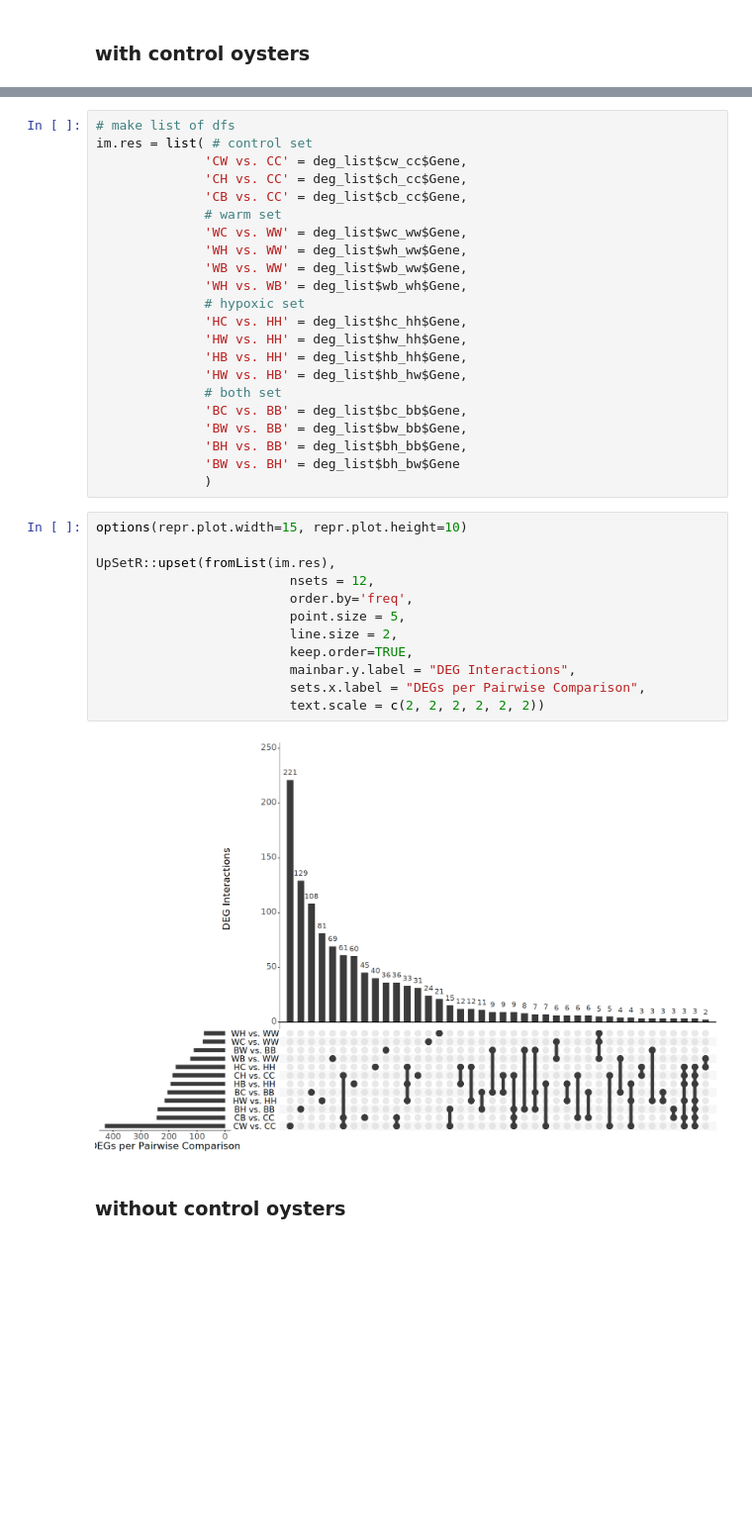
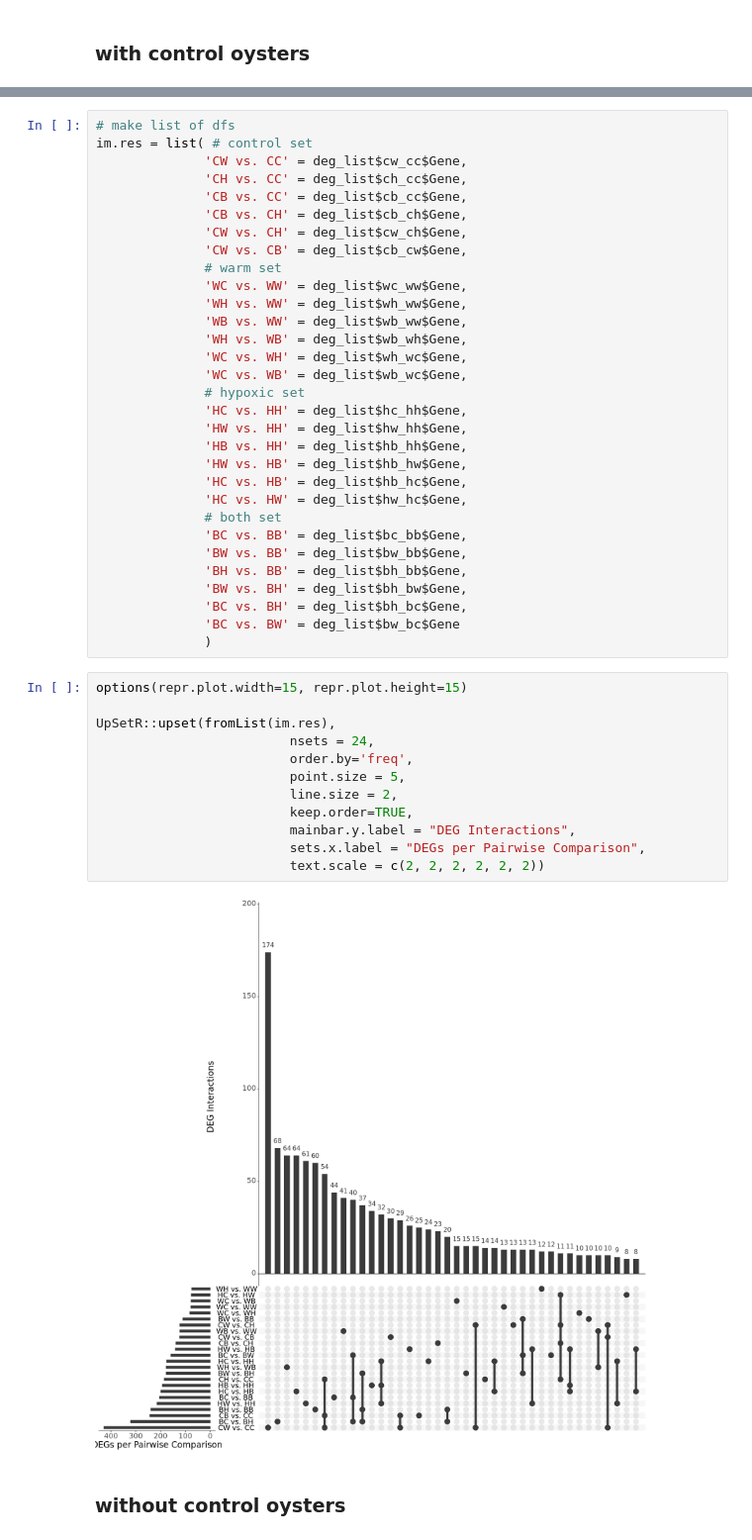
Before and after one commit to jgmcdonough/CE24_RNA-seq, a Jupyter notebook: analysis/diff_expression/phase2_v_phase2/upset_p2.v.p2.ipynb, the cells around one changed output, grey strips where cells are left out. Shown at 99% size. Saved outputs shown, nothing was run; the diff lists cells and outputs as text; blank space fills up the shorter version.

```diff
--- a/analysis/diff_expression/phase2_v_phase2/upset_p2.v.p2.ipynb
+++ b/analysis/diff_expression/phase2_v_phase2/upset_p2.v.p2.ipynb
@@ -1146,36 +1172,45 @@ im.res = list( # control set
               'CW vs. CC' = deg_list$cw_cc$Gene,
               'CH vs. CC' = deg_list$ch_cc$Gene,
               'CB vs. CC' = deg_list$cb_cc$Gene,
+              'CB vs. CH' = deg_list$cb_ch$Gene,
+              'CW vs. CH' = deg_list$cw_ch$Gene,
+              'CW vs. CB' = deg_list$cb_cw$Gene,
               # warm set
               'WC vs. WW' = deg_list$wc_ww$Gene,
               'WH vs. WW' = deg_list$wh_ww$Gene,
               'WB vs. WW' = deg_list$wb_ww$Gene,
               'WH vs. WB' = deg_list$wb_wh$Gene,
+              'WC vs. WH' = deg_list$wh_wc$Gene,
+              'WC vs. WB' = deg_list$wb_wc$Gene,
               # hypoxic set
               'HC vs. HH' = deg_list$hc_hh$Gene,
               'HW vs. HH' = deg_list$hw_hh$Gene,
               'HB vs. HH' = deg_list$hb_hh$Gene,
               'HW vs. HB' = deg_list$hb_hw$Gene,
+              'HC vs. HB' = deg_list$hb_hc$Gene,
+              'HC vs. HW' = deg_list$hw_hc$Gene,
               # both set
               'BC vs. BB' = deg_list$bc_bb$Gene,
               'BW vs. BB' = deg_list$bw_bb$Gene,
               'BH vs. BB' = deg_list$bh_bb$Gene,
-              'BW vs. BH' = deg_list$bh_bw$Gene
+              'BW vs. BH' = deg_list$bh_bw$Gene,
+              'BC vs. BH' = deg_list$bh_bc$Gene,
+              'BC vs. BW' = deg_list$bw_bc$Gene
               )
 # %%
-options(repr.plot.width=15, repr.plot.height=10)
+options(repr.plot.width=15, repr.plot.height=15)
 
 UpSetR::upset(fromList(im.res),
-                         nsets = 12,
+                         nsets = 24,
                          order.by='freq',
                          point.size = 5,
                          line.size = 2,
                          keep.order=TRUE,
                          mainbar.y.label = "DEG Interactions",
                          sets.x.label = "DEGs per Pairwise Comparison",
                          text.scale = c(2, 2, 2, 2, 2, 2))
 # %% [output]
-[figure, old version]
+[figure, new version]
 # %% [markdown]
 ### without control oysters
 # %%
```
Also changed, not shown: parts of 31 cells of this notebook.
